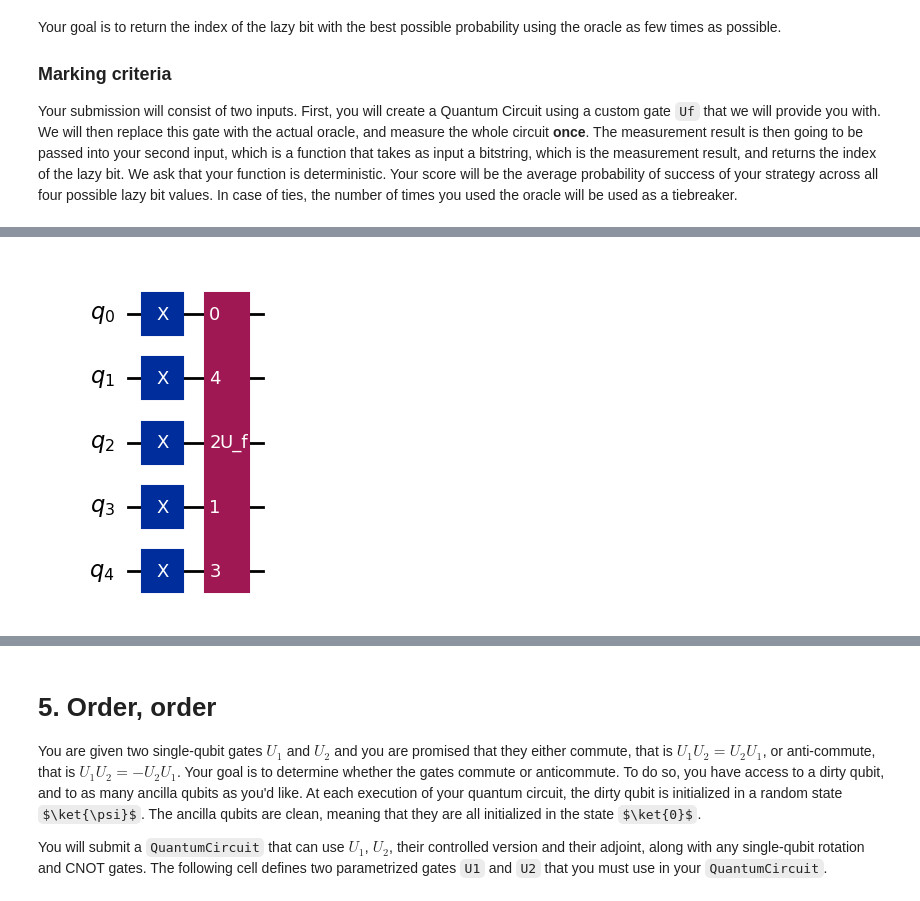
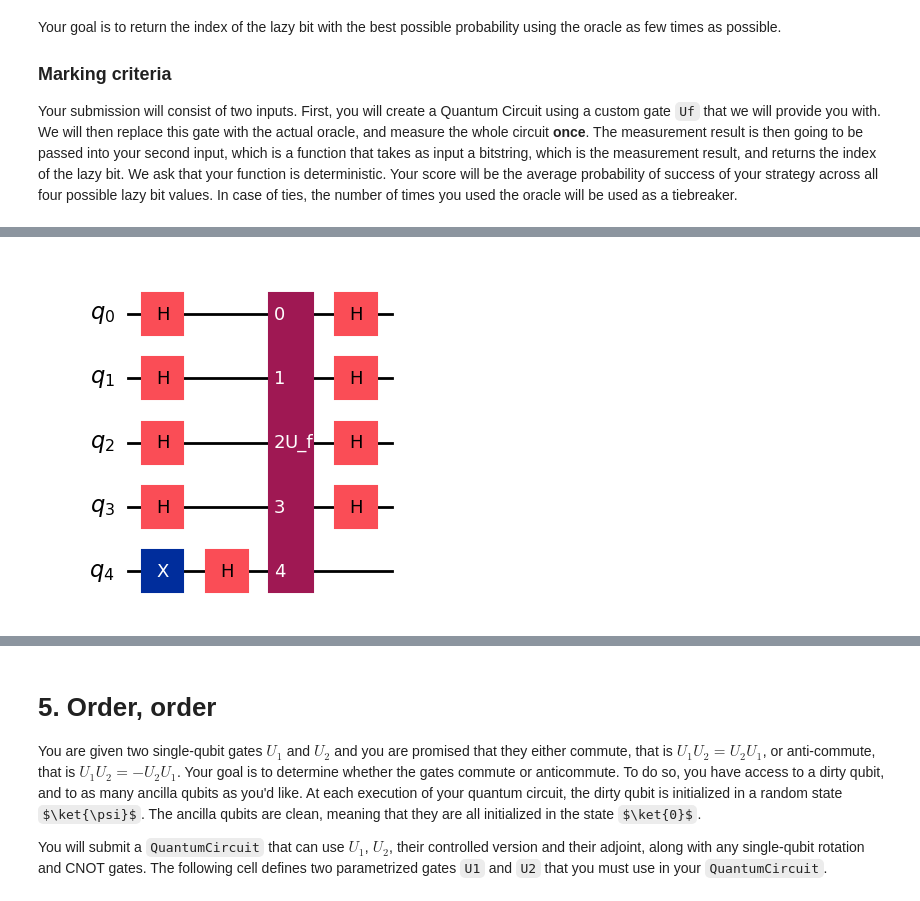
Before and after one commit to chaotiquetaurus/hackaton_interesemestre2, a Jupyter notebook: Questions2026_arthur.ipynb, the cells around one changed output, grey strips where cells are left out. Saved outputs shown, nothing was run; the diff lists cells and outputs as text; code cells hidden in the pictures; some formulas as TeX source.

```diff
--- a/Questions2026_arthur.ipynb
+++ b/Questions2026_arthur.ipynb
@@ -242,20 +503,63 @@ from qiskit.circuit import Gate
 
 Uf = Gate("U_f", 5, [])
+# %%
+from qiskit import QuantumCircuit
+
+def grover_diffuser() -> QuantumCircuit:
+    qc = QuantumCircuit(5, name="Diffuser")
+    # 1. H sur tous les qubits
+    qc.h(range(5))
+    # qc.x(range(5))
+
+    qc.h(4)
+    qc.mcx(list(range(4)), 4)  # multi-controlled X
+    qc.h(4)
+
+    # qc.x(range(5))
+    qc.h(range(5))
+
+    return qc
 # %%
 from qiskit import QuantumCircuit
 
 # YOUR CODE HERE
 # Note: you may change the number of qubits used here
 qc = QuantumCircuit(5)
-qc.x(range(0, 5))
-qc.append(Uf, [0, 3, 2, 4, 1])
+qc.x(range(5))
+
+qc.append(Uf, [0, 1, 2, 3, 4])
+
+qc.append(grover_diffuser(), range(5))
+
+qc = QuantumCircuit(5)
+
+# préparer l'ancilla (qubit 4) en |-> pour transformer l'oracle en oracle de phase
+qc.x(4)
+qc.h(4)
+
+# Hadamard sur les 4 qubits d'entrée (superposition)
+qc.h([0, 1, 2, 3])
+
+# insérer l'oracle factice U_f (sera remplacé par le scoring)
+qc.append(Uf, [0, 1, 2, 3, 4])
+
+# Hadamard sur les 4 qubits d'entrée (interférence)
+qc.h([0, 1, 2, 3])
+
+
 
 # DO NOT MODIFY THE NAME OF THIS FUNCTION
 def interpret_measurement_result_lazy_bit(meas: str) -> int:
     """ This function takes as input a measurement result and outputs the lazy bit index.
     """
-    return 0
+    bits = [int(b) for b in meas[::-1]]
+    for i, b in enumerate(bits):
+        if b == 0:
+            return i
+    # Par défaut (si jamais tous à 1, improbable), on renvoie -1
+    return -1
+
 
 qc.draw("mpl")
 # %% [output]
-[figure, old version]
+[figure, new version]
```
Also changed, not shown: parts of 22 cells of this notebook, 1 other file.
